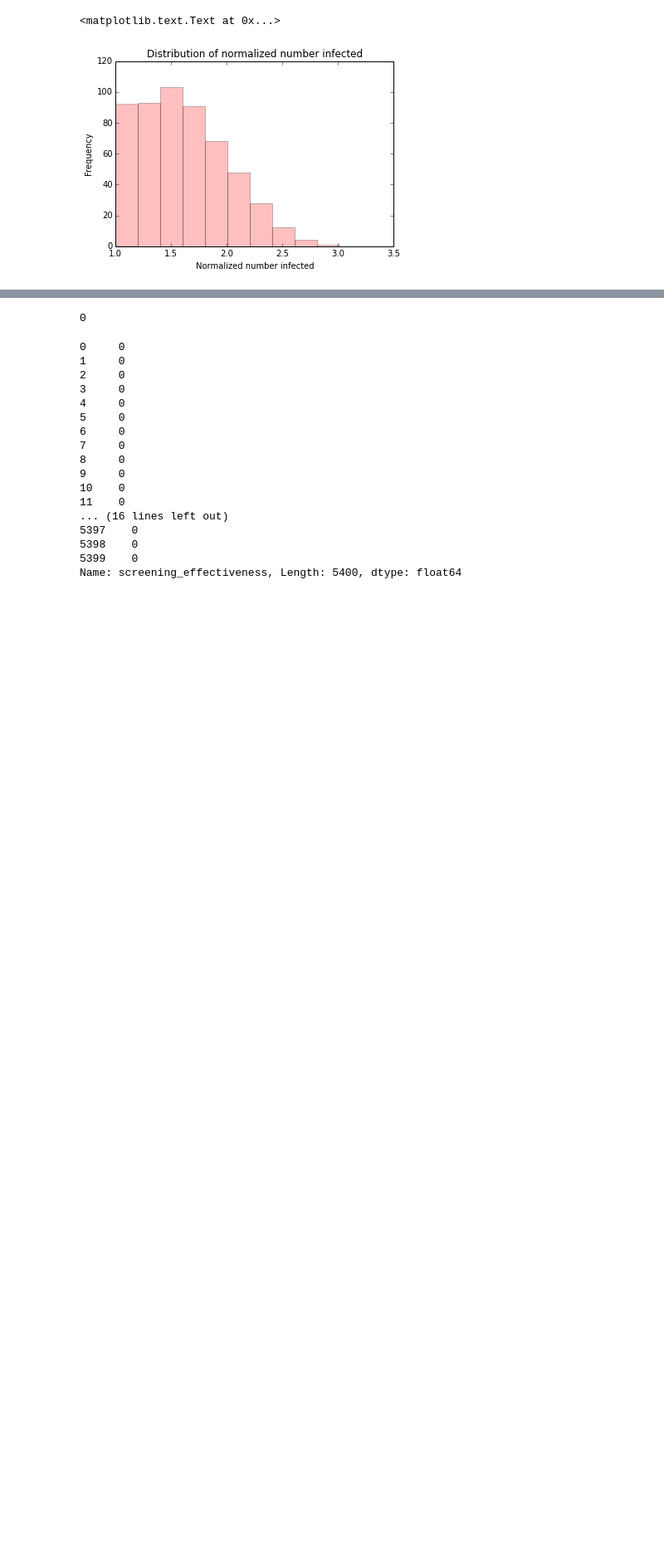
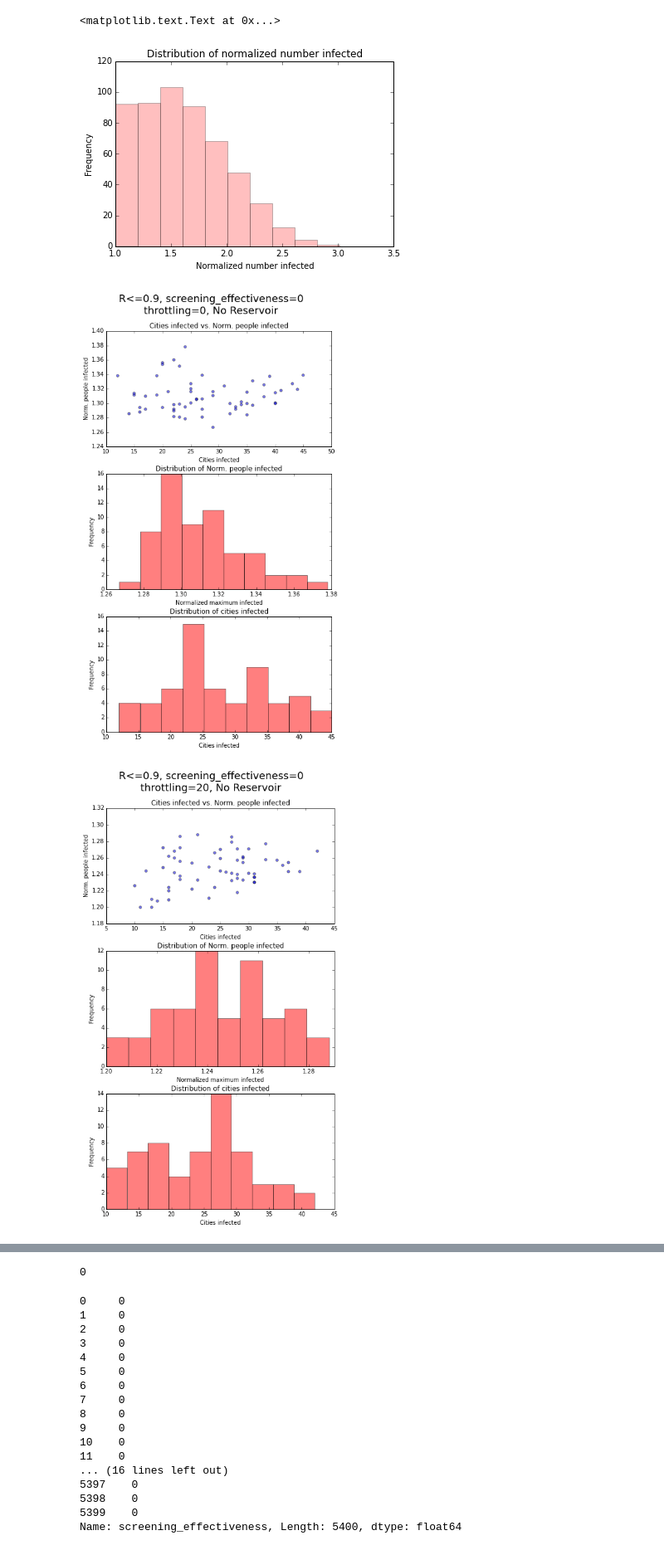
Before and after one commit to colinsh21/Python, a Jupyter notebook: ipython/IOE 513/Data Analysis Reservoir.ipynb, the cells around one changed output, grey strips where cells are left out. Shown at 83% size. Saved outputs shown, nothing was run; the diff lists cells and outputs as text; code cells hidden in the pictures; blank space fills up the shorter version.

```diff
--- a/ipython/IOE 513/Data Analysis Reservoir.ipynb
+++ b/ipython/IOE 513/Data Analysis Reservoir.ipynb
@@ -236,3 +307,83 @@ for res in res_values:
 
             run_output_path=os.path.join(output_path,run_id)
             plt.savefig(run_output_path)
+# %%
+# Want to see:
+# effect of screening and throttling
+# effect of reservoir
+
+res_values=[0,1]
+screening_values=[0,.3,.6]
+throttle_values=[0,.2,.4]
+
+for res in res_values:
+    for screen in screening_values:
+        for throttle in throttle_values:
+            data=last_step_data.loc[(last_step_data["reservoir"] == res) &
+                                               (last_step_data["reproduction_number"]==1) &
+                                               (last_step_data["screening_effectiveness"]==screen) &
+                                               (last_step_data["throttle"]==throttle)]
+
+
+            f=plt.figure(figsize=(6.5,11.5))
+            scat = f.add_subplot(311)
+            infected = f.add_subplot(312)
+            cities = f.add_subplot(313)
+
+            scat.scatter(data["cities_infected"],
+                        data["num_infected_normalized"],
+                        alpha=0.5)
+            scat.set_xlabel("Cities infected")
+            scat.set_ylabel("Norm. people infected")
+            scat.set_title("Cities infected vs. Norm. people infected")
+
+
+            infected.hist(data["num_infected_normalized"].values,
+                     color='red',
+                     alpha=0.5)
+            infected.set_xlabel("Normalized maximum infected")
+            infected.set_ylabel("Frequency")
+            infected.set_title("Distribution of Norm. people infected")
+
+            cities.hist(data["cities_infected"].values,
+                     color='red',
+                     alpha=0.5)
+            cities.set_xlabel("Cities infected")
+            cities.set_ylabel("Frequency")
+            cities.set_title("Distribution of cities infected")
+
+            #interact.hist(data["num_interactions"].values,
+                     #color='red',
+                     #alpha=0.5)
+            #interact.set_xlabel("Flights with infected passengers")
+            #interact.set_ylabel("Frequency")
+            #interact.set_title("Distribution of infected flights")
+
+            s_percent=int(screen*100)
+            t_percent=int(throttle*100)
+            plt.tight_layout()
+            if res==0:
+                f.suptitle("R<=0.9, screening_effectiveness={0}\nthrottling={1}, No Reservoir".format(s_percent,t_percent),fontsize=18)
+            else:
+                f.suptitle("R<=0.9, screening_effectiveness={0}\nthrottling={1}, Reservoir".format(s_percent,t_percent),fontsize=18)
+
+            plt.subplots_adjust(top=.9)
+            #save fig
+            #make path
+            output_path="data_vis_last_time_step"
+            try:
+                os.makedirs(output_path)
+            except:
+                pass
+            #make unique name
+
+            if res==0:
+                run_id="no_res_s{0}_t{1}.png".format(s_percent,t_percent)
+            else:
+                run_id="res_s{0}_t{1}.png".format(s_percent,t_percent)
+
+            run_output_path=os.path.join(output_path,run_id)
+            plt.savefig(run_output_path)
+# %% [output]
+[figure, added]
+[figure, added]
```
Also changed, not shown: parts of 8 cells of this notebook.
